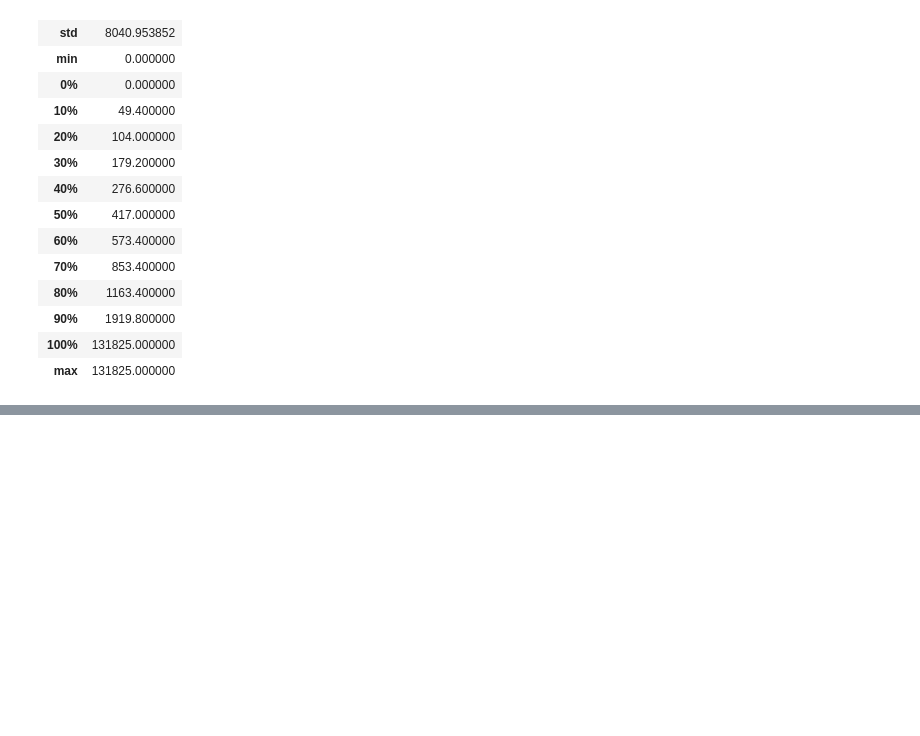
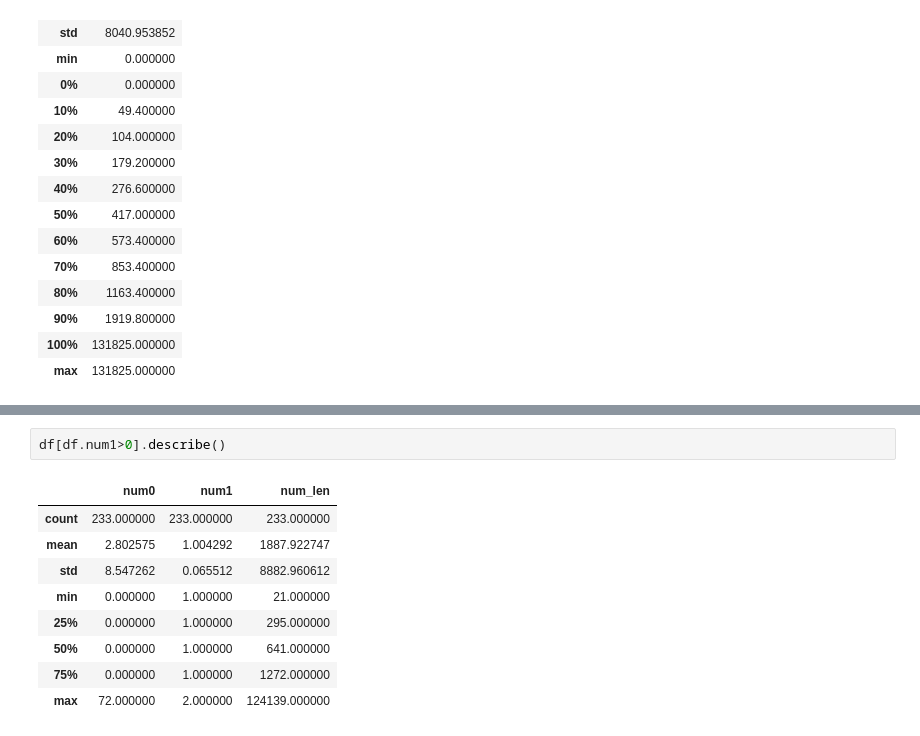
Before and after one commit to AxotZero/esun_sar_baseline, a Jupyter notebook: src/analysis_preprocess.ipynb, the cells around one changed output, grey strips where cells are left out. Drawn from its saved outputs; the diff is of its cells as text; blank space fills up the shorter version.

```diff
--- a/src/process_data/analysis_preprocess.ipynb
+++ b/src/analysis_preprocess.ipynb
@@ -287,0 +342,12 @@ display(pd.DataFrame(data=test_mask, columns=['test']).describe(percentiles=np.l
+# %%
+df[df.num1>0].describe()
+# %% [output]
+|  | num0 | num1 | num_len |
+| count | 233.000000 | 233.000000 | 233.000000 |
+| mean | 2.802575 | 1.004292 | 1887.922747 |
+| std | 8.547262 | 0.065512 | 8882.960612 |
+| min | 0.000000 | 1.000000 | 21.000000 |
+| 25% | 0.000000 | 1.000000 | 295.000000 |
+| 50% | 0.000000 | 1.000000 | 641.000000 |
+| 75% | 0.000000 | 1.000000 | 1272.000000 |
+| max | 72.000000 | 2.000000 | 124139.000000 |
```
Also changed, not shown: parts of 10 cells of this notebook, 8 other files.
